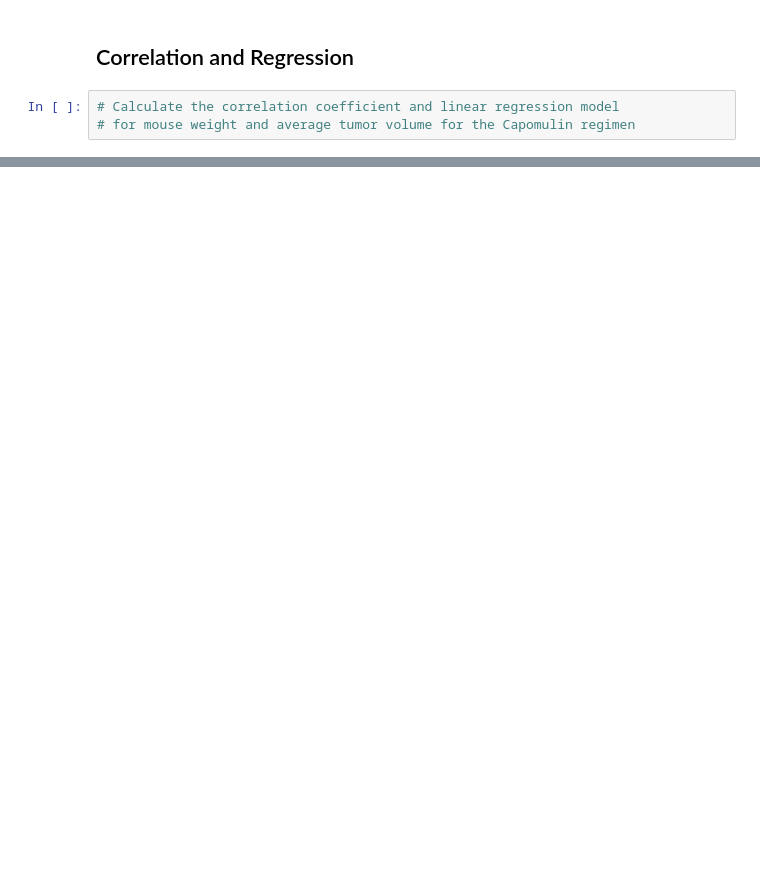
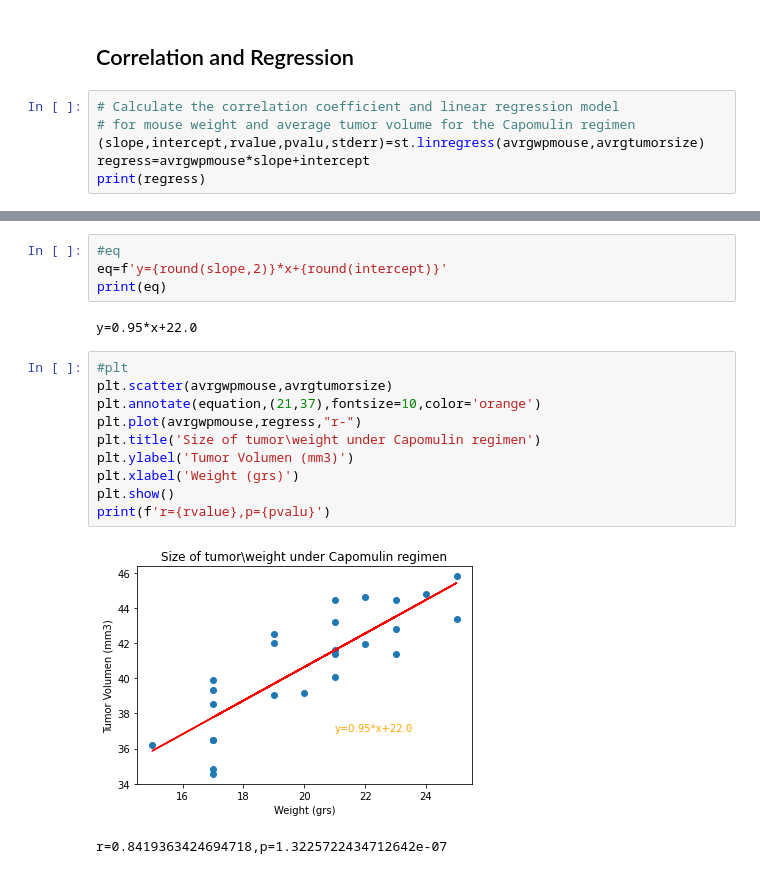
Before and after one commit to gonzaloreusch/Pymaceuticals-challenge, a Jupyter notebook: Pymaceuticals-challenge.ipynb, the cells around one changed output, grey strips where cells are left out. Saved outputs shown, nothing was run; the diff lists cells and outputs as text; blank space fills up the shorter version.

```diff
--- a/Pymaceuticals-challenge.ipynb
+++ b/Pymaceuticals-challenge.ipynb
@@ -236,3 +261,6 @@ Maxtpcleanmerged
 # %%
 # Calculate the correlation coefficient and linear regression model
 # for mouse weight and average tumor volume for the Capomulin regimen
+(slope,intercept,rvalue,pvalu,stderr)=st.linregress(avrgwpmouse,avrgtumorsize)
+regress=avrgwpmouse*slope+intercept
+print(regress)
@@ -238,0 +285,19 @@ Maxtpcleanmerged
+# %%
+#eq
+eq=f'y={round(slope,2)}*x+{round(intercept)}'
+print(eq)
+# %% [output]
+y=0.95*x+22.0
+# %%
+#plt
+plt.scatter(avrgwpmouse,avrgtumorsize)
+plt.annotate(equation,(21,37),fontsize=10,color='orange')
+plt.plot(avrgwpmouse,regress,"r-")
+plt.title('Size of tumor\weight under Capomulin regimen')
+plt.ylabel('Tumor Volumen (mm3)')
+plt.xlabel('Weight (grs)')
+plt.show()
+print(f'r={rvalue},p={pvalu}')
+# %% [output]
+[figure, added]
+r=0.8419363424694718,p=1.3225722434712642e-07
```
Also changed, not shown: parts of 5 cells of this notebook.
